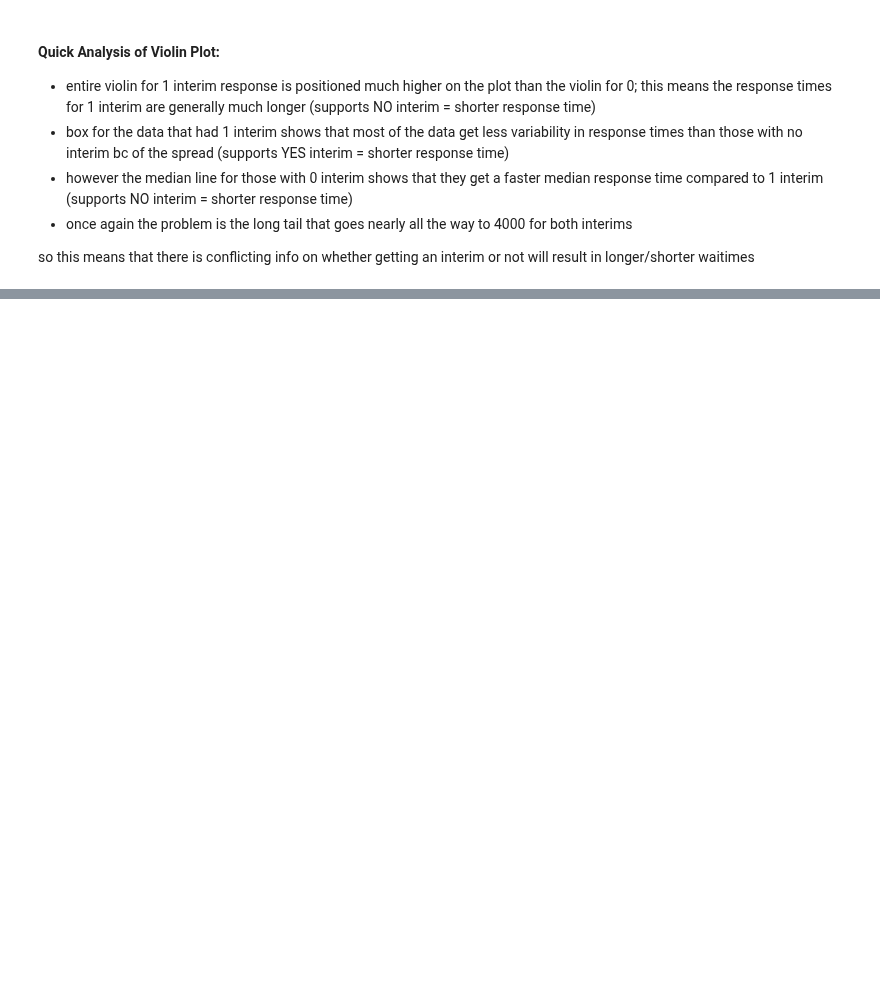
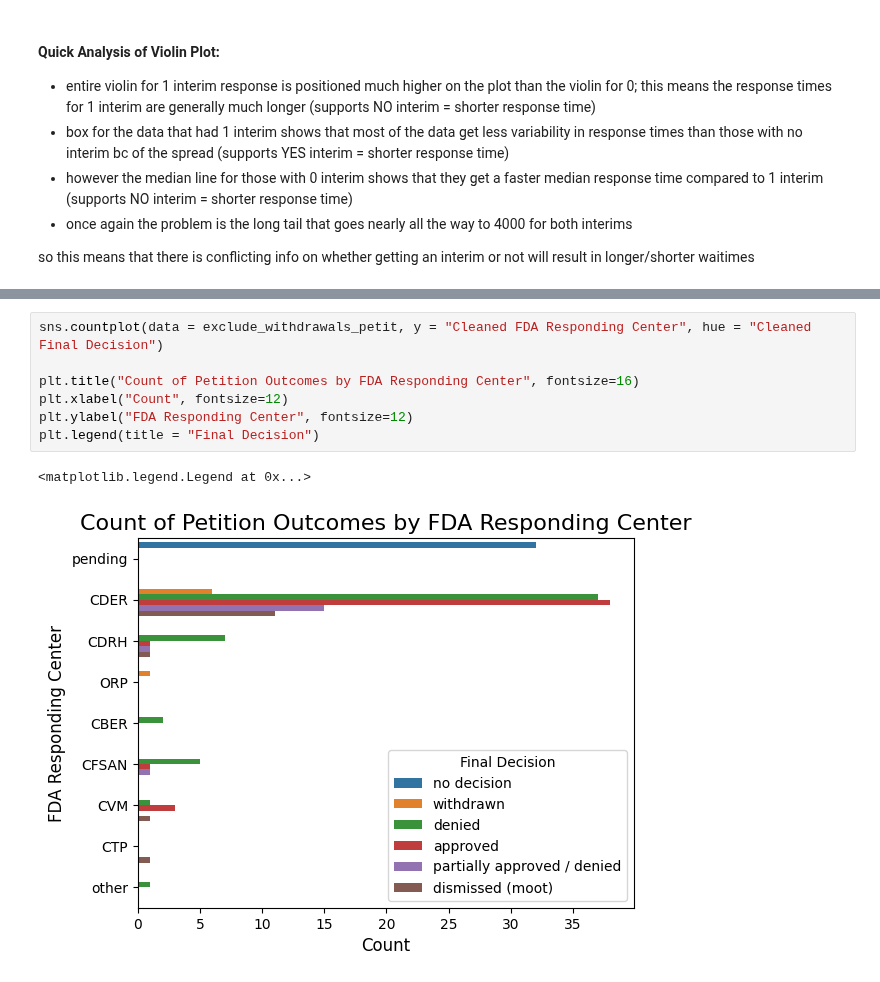
Before and after one commit to aanht/ucb-fda-citizen-project, a Jupyter notebook: FDA_Citizen_Visualizations.ipynb, the cells around one changed output, grey strips where cells are left out. Cells and saved outputs as stored; diff of their text form; blank space fills up the shorter version.

```diff
--- a/FDA_Citizen_Visualizations.ipynb
+++ b/FDA_Citizen_Visualizations.ipynb
@@ -306,0 +330,10 @@ so this means that there is conflicting info on whether getting an interim or no
+# %%
+sns.countplot(data = exclude_withdrawals_petit, y = "Cleaned FDA Responding Center", hue = "Cleaned Final Decision")
+
+plt.title("Count of Petition Outcomes by FDA Responding Center", fontsize=16)
+plt.xlabel("Count", fontsize=12)
+plt.ylabel("FDA Responding Center", fontsize=12)
+plt.legend(title = "Final Decision")
+# %% [output]
+<matplotlib.legend.Legend at 0x...>
+[figure, added]
```
Also changed, not shown: parts of 17 cells of this notebook, 5 other files.
